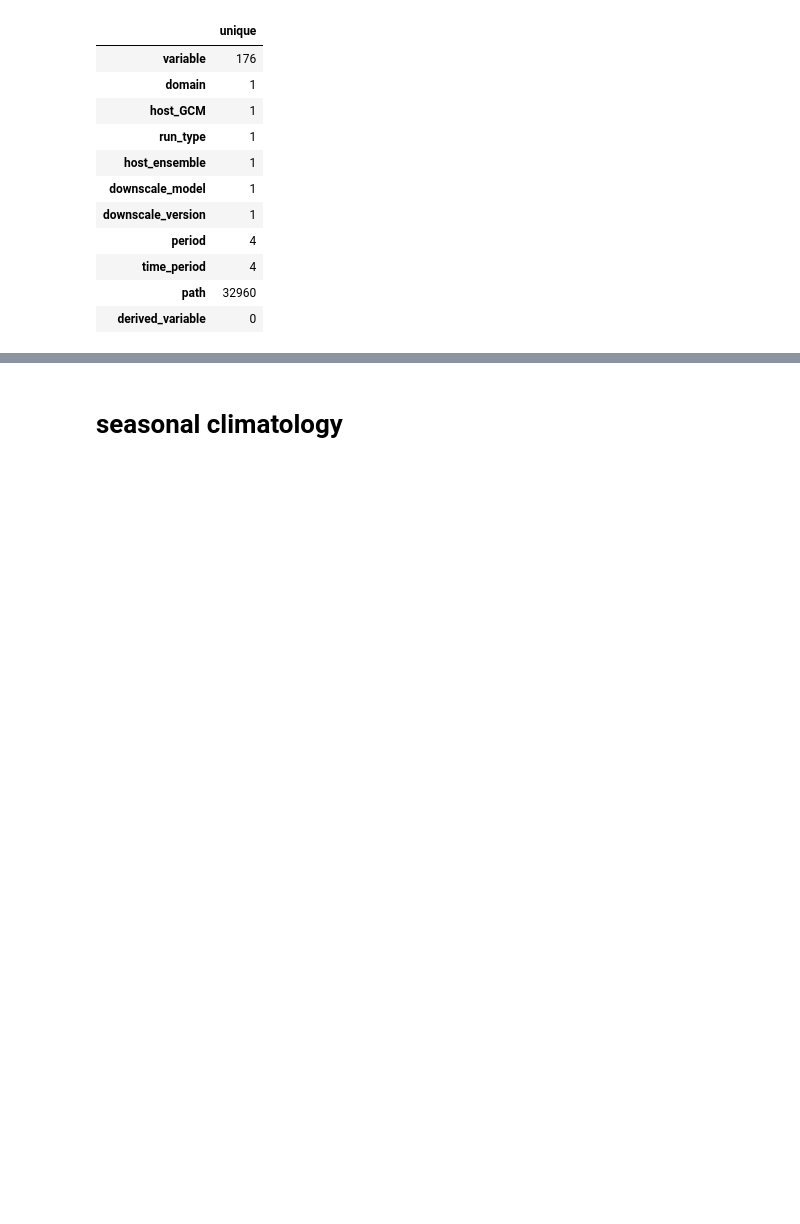
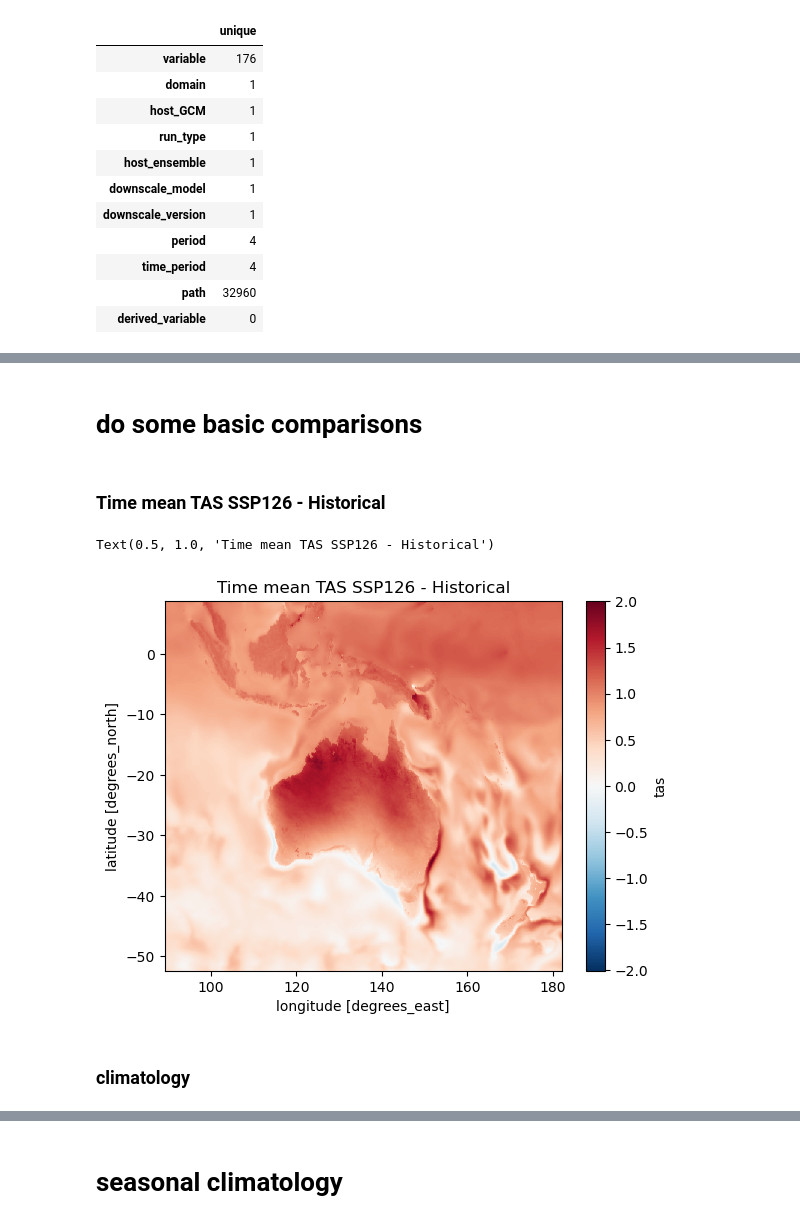
Before and after one commit to AusClimateService/data-catalogue, a Jupyter notebook: notebooks/ACS-cat-demo.ipynb, the cells around one changed output, grey strips where cells are left out. Drawn from its saved outputs; the diff is of its cells as text; code cells hidden in the pictures; blank space fills up the shorter version.

```diff
--- a/notebooks/ACS-cat-demo.ipynb
+++ b/notebooks/ACS-cat-demo.ipynb
@@ -157,0 +113,3 @@ data_catalog
+# %%
+ssp126_keys = list(DS_dict_ssp126.keys())
+hist_keys = list(DS_dict_hist.keys())
@@ -157,0 +120,3 @@ data_catalog
+# %%
+DS_ssp126 = DS_dict_ssp126[ssp126_keys[0]]
+DS_hist = DS_dict_hist[hist_keys[0]]
@@ -157,0 +184,18 @@ data_catalog
+# %% [markdown]
+# do some basic comparisons
+# %% [markdown]
+### Time mean TAS SSP126 - Historical
+# %%
+hist_tas_mean = DS_hist.tas.mean('time')
+ssp126_tas_mean = DS_ssp126.tas.mean('time')
+# %%
+diff_tas_mean = ssp126_tas_mean - hist_tas_mean
+diff_tas_mean = diff_tas_mean.compute()
+# %%
+diff_tas_mean.plot()
+plt.title('Time mean TAS SSP126 - Historical')
+# %% [output]
+Text(0.5, 1.0, 'Time mean TAS SSP126 - Historical')
+[figure, added]
+# %% [markdown]
+### climatology
```
Also changed, not shown: parts of 41 cells of this notebook.
